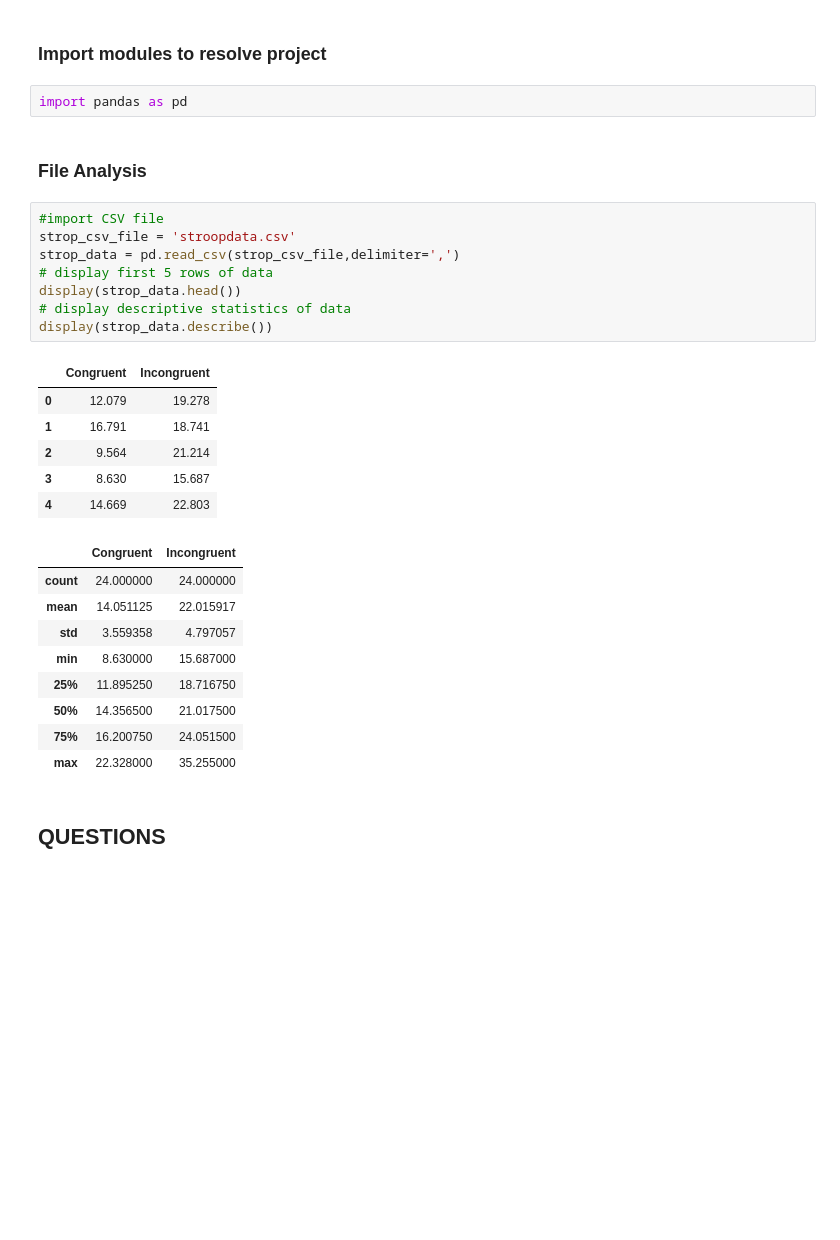
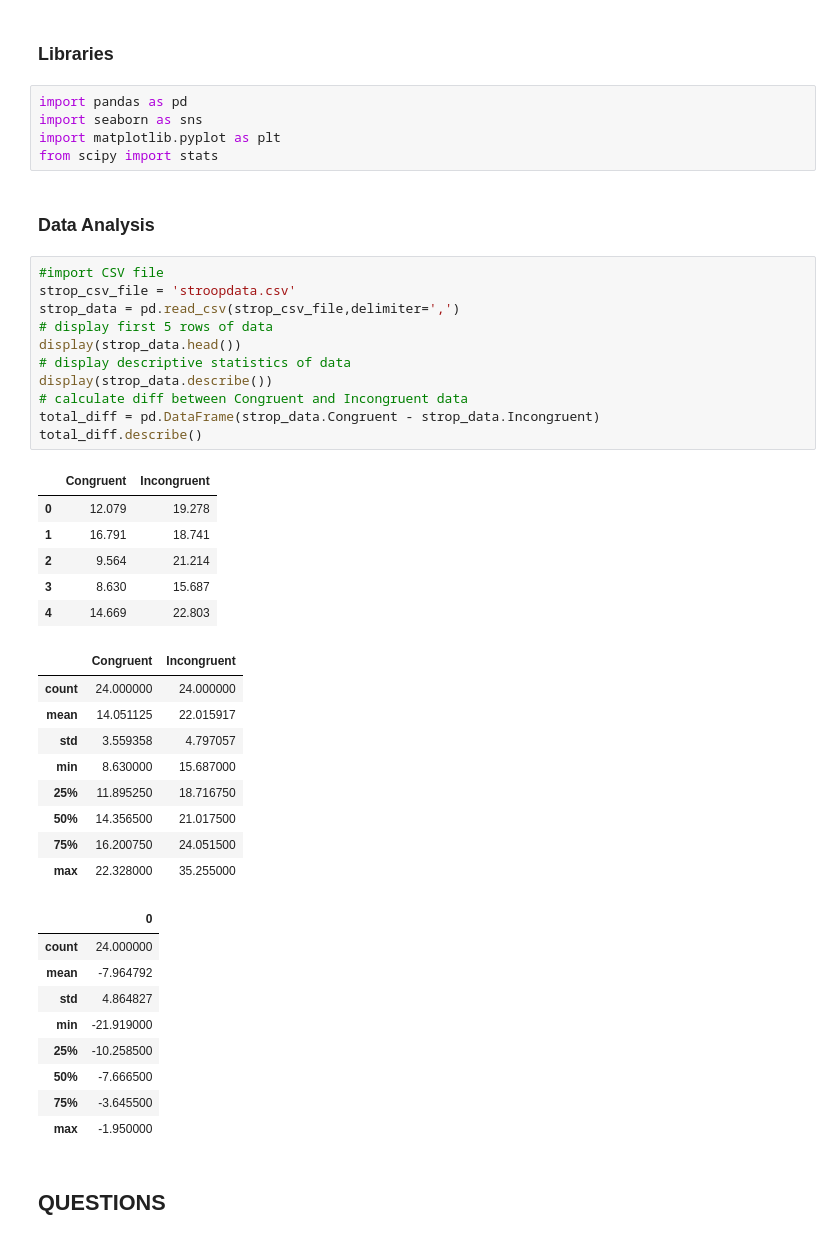
Before and after one commit to acomrsic/Data-Analyst-Nanodegree, a Jupyter notebook: Projects/Test a Perceptual Phenomenon/Project_PerceptualPhenomenon.ipynb, the cells around one changed output. Cells and saved outputs as stored; diff of their text form; blank space fills up the shorter version.

```diff
--- a/Projects/Test a Perceptual Phenomenon/Project_PerceptualPhenomenon.ipynb
+++ b/Projects/Test a Perceptual Phenomenon/Project_PerceptualPhenomenon.ipynb
@@ -8,33 +4,48 @@ https://en.wikipedia.org/wiki/One-_and_two-tailed_tests</br>
-# %% [markdown]
-### Import modules to resolve project
-# %%
-import pandas as pd
+# %% [markdown]
+### Libraries
+# %%
+import pandas as pd
+import seaborn as sns
+import matplotlib.pyplot as plt
+from scipy import stats
 # %% [markdown]
-### File Analysis
+### Data Analysis
 # %%
 #import CSV file
 strop_csv_file = 'stroopdata.csv'
 strop_data = pd.read_csv(strop_csv_file,delimiter=',')
 # display first 5 rows of data
 display(strop_data.head())
 # display descriptive statistics of data
 display(strop_data.describe())
+# calculate diff between Congruent and Incongruent data
+total_diff = pd.DataFrame(strop_data.Congruent - strop_data.Incongruent)
+total_diff.describe()
 # %% [output]
 |  | Congruent | Incongruent |
 | 0 | 12.079 | 19.278 |
 | 1 | 16.791 | 18.741 |
 | 2 | 9.564 | 21.214 |
 | 3 | 8.630 | 15.687 |
 | 4 | 14.669 | 22.803 |
 |  | Congruent | Incongruent |
 | count | 24.000000 | 24.000000 |
 | mean | 14.051125 | 22.015917 |
 | std | 3.559358 | 4.797057 |
 | min | 8.630000 | 15.687000 |
 | 25% | 11.895250 | 18.716750 |
 | 50% | 14.356500 | 21.017500 |
 | 75% | 16.200750 | 24.051500 |
 | max | 22.328000 | 35.255000 |
+|  | 0 |
+| count | 24.000000 |
+| mean | -7.964792 |
+| std | 4.864827 |
+| min | -21.919000 |
+| 25% | -10.258500 |
+| 50% | -7.666500 |
+| 75% | -3.645500 |
+| max | -1.950000 |
 # %% [markdown]
 ## QUESTIONS
 # %% [markdown]
```
Also changed, not shown: parts of 22 cells of this notebook, 2 other files.
